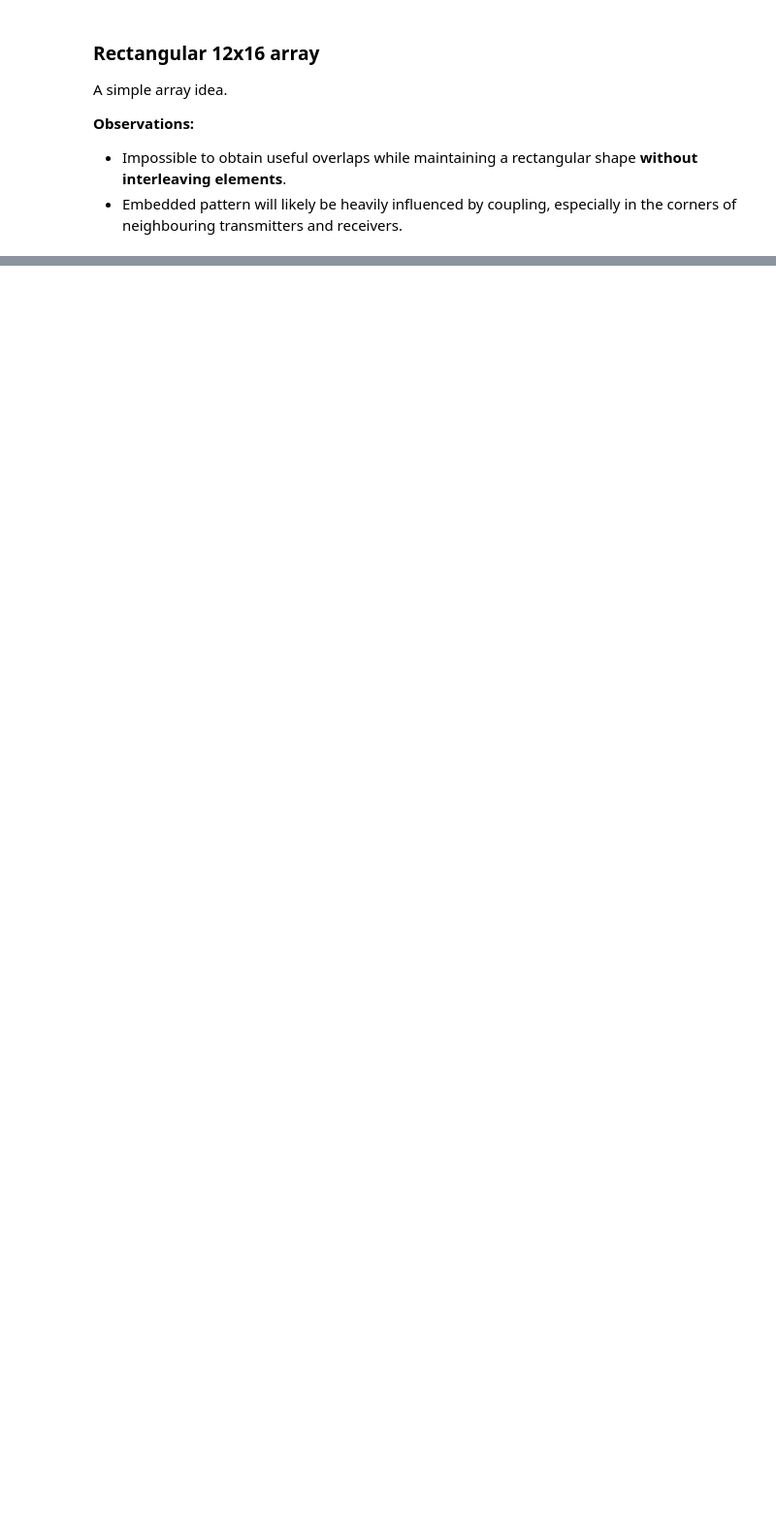
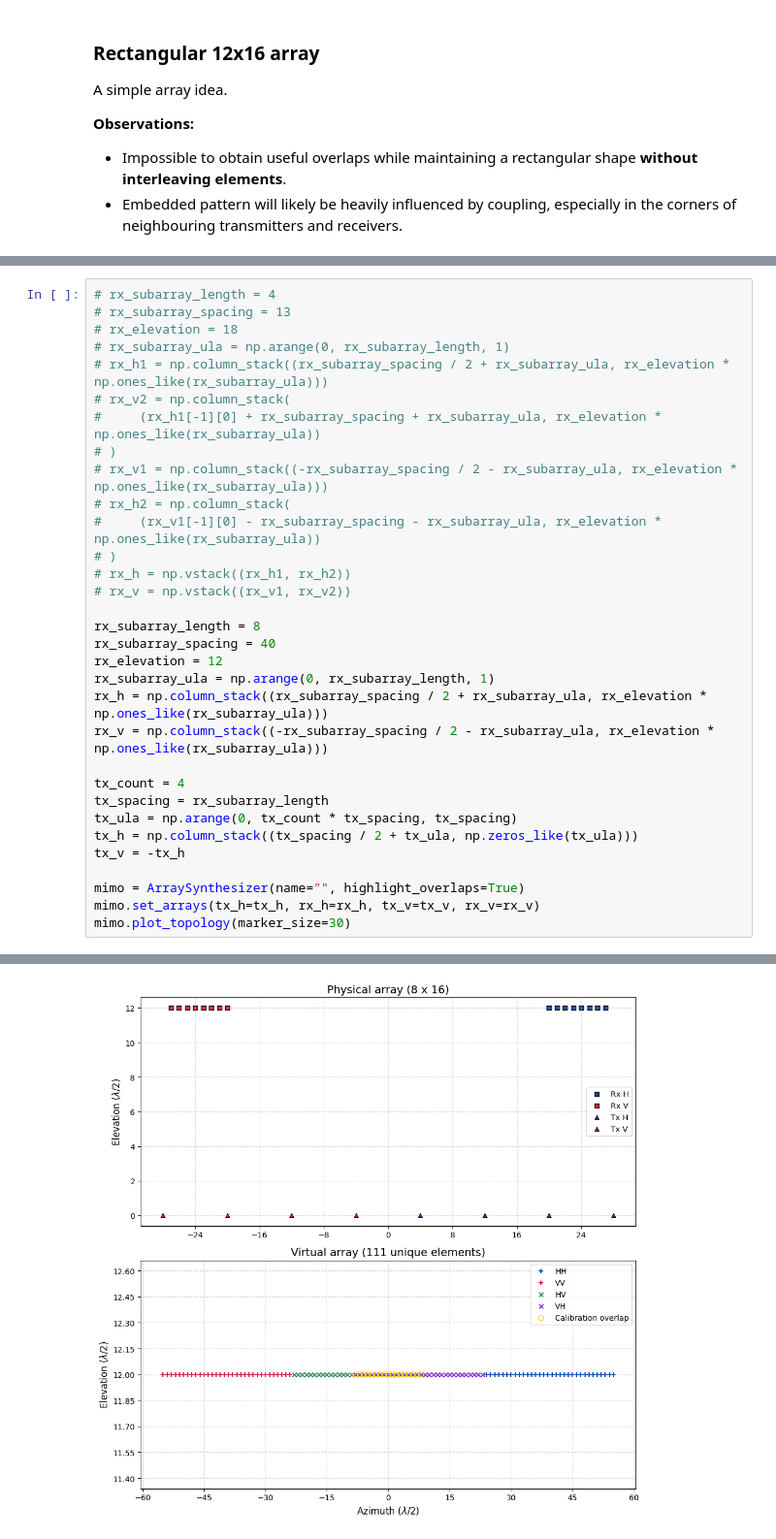
Before and after one commit to simakma5/pomaar, a Jupyter notebook: notebooks/mimo_topologies.ipynb, the cells around one changed output, grey strips where cells are left out. Shown at 97% size. Drawn from its saved outputs; the diff is of its cells as text; blank space fills up the shorter version.

```diff
--- a/notebooks/mimo_topologies.ipynb
+++ b/notebooks/mimo_topologies.ipynb
@@ -128,0 +129,33 @@ This array is constructed by first setting the target virtual array and subseque
+# %%
+# rx_subarray_length = 4
+# rx_subarray_spacing = 13
+# rx_elevation = 18
+# rx_subarray_ula = np.arange(0, rx_subarray_length, 1)
+# rx_h1 = np.column_stack((rx_subarray_spacing / 2 + rx_subarray_ula, rx_elevation * np.ones_like(rx_subarray_ula)))
+# rx_v2 = np.column_stack(
+#     (rx_h1[-1][0] + rx_subarray_spacing + rx_subarray_ula, rx_elevation * np.ones_like(rx_subarray_ula))
+# )
+# rx_v1 = np.column_stack((-rx_subarray_spacing / 2 - rx_subarray_ula, rx_elevation * np.ones_like(rx_subarray_ula)))
+# rx_h2 = np.column_stack(
+#     (rx_v1[-1][0] - rx_subarray_spacing - rx_subarray_ula, rx_elevation * np.ones_like(rx_subarray_ula))
+# )
+# rx_h = np.vstack((rx_h1, rx_h2))
+# rx_v = np.vstack((rx_v1, rx_v2))
+
+rx_subarray_length = 8
+rx_subarray_spacing = 40
+rx_elevation = 12
+rx_subarray_ula = np.arange(0, rx_subarray_length, 1)
+rx_h = np.column_stack((rx_subarray_spacing / 2 + rx_subarray_ula, rx_elevation * np.ones_like(rx_subarray_ula)))
+rx_v = np.column_stack((-rx_subarray_spacing / 2 - rx_subarray_ula, rx_elevation * np.ones_like(rx_subarray_ula)))
+
+tx_count = 4
+tx_spacing = rx_subarray_length
+tx_ula = np.arange(0, tx_count * tx_spacing, tx_spacing)
+tx_h = np.column_stack((tx_spacing / 2 + tx_ula, np.zeros_like(tx_ula)))
+tx_v = -tx_h
+
+mimo = ArraySynthesizer(name="", highlight_overlaps=True)
+mimo.set_arrays(tx_h=tx_h, rx_h=rx_h, tx_v=tx_v, rx_v=rx_v)
+mimo.plot_topology(marker_size=30)
+# %% [output]
@@ -128,0 +163 @@ This array is constructed by first setting the target virtual array and subseque
+[figure, added]
```
Also changed, not shown: parts of 9 cells of this notebook, 18 other files.
